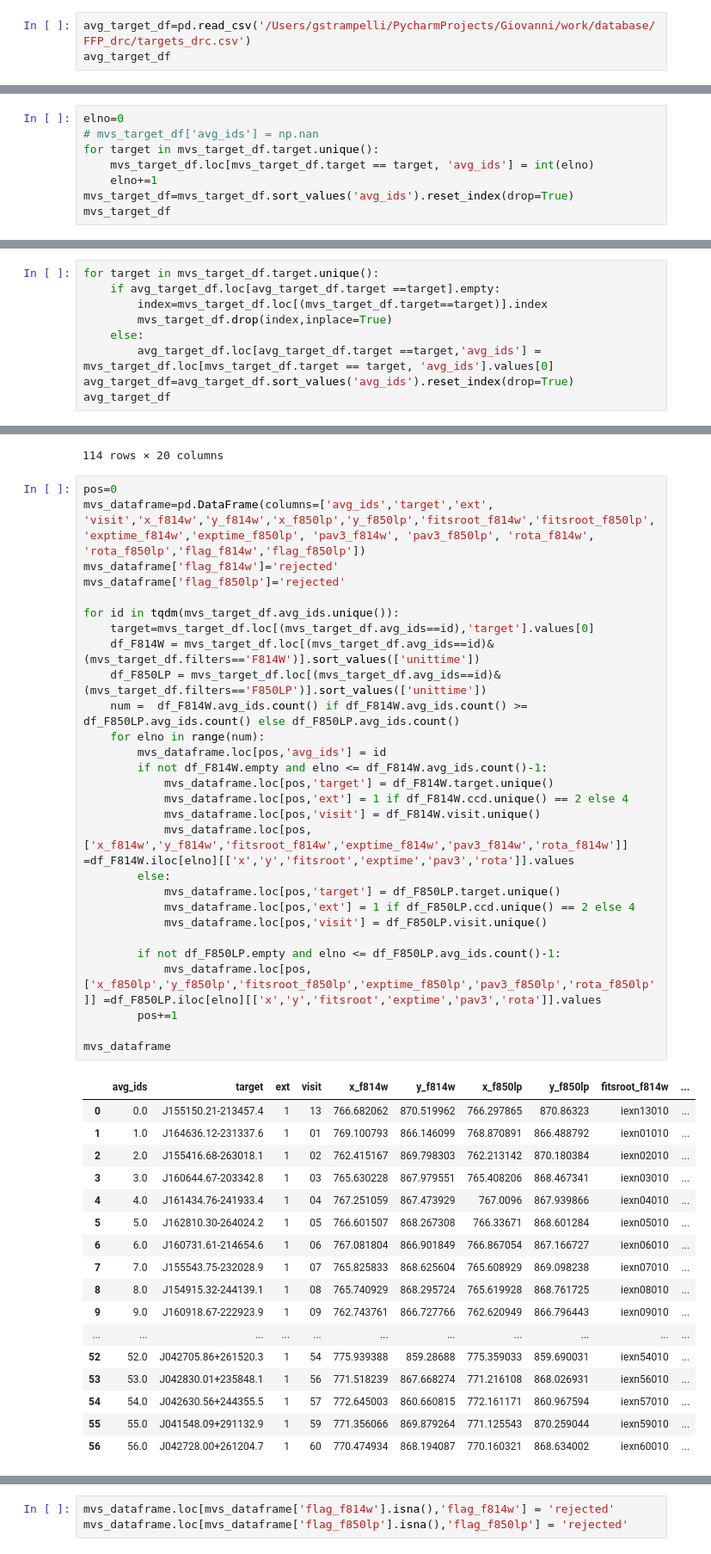
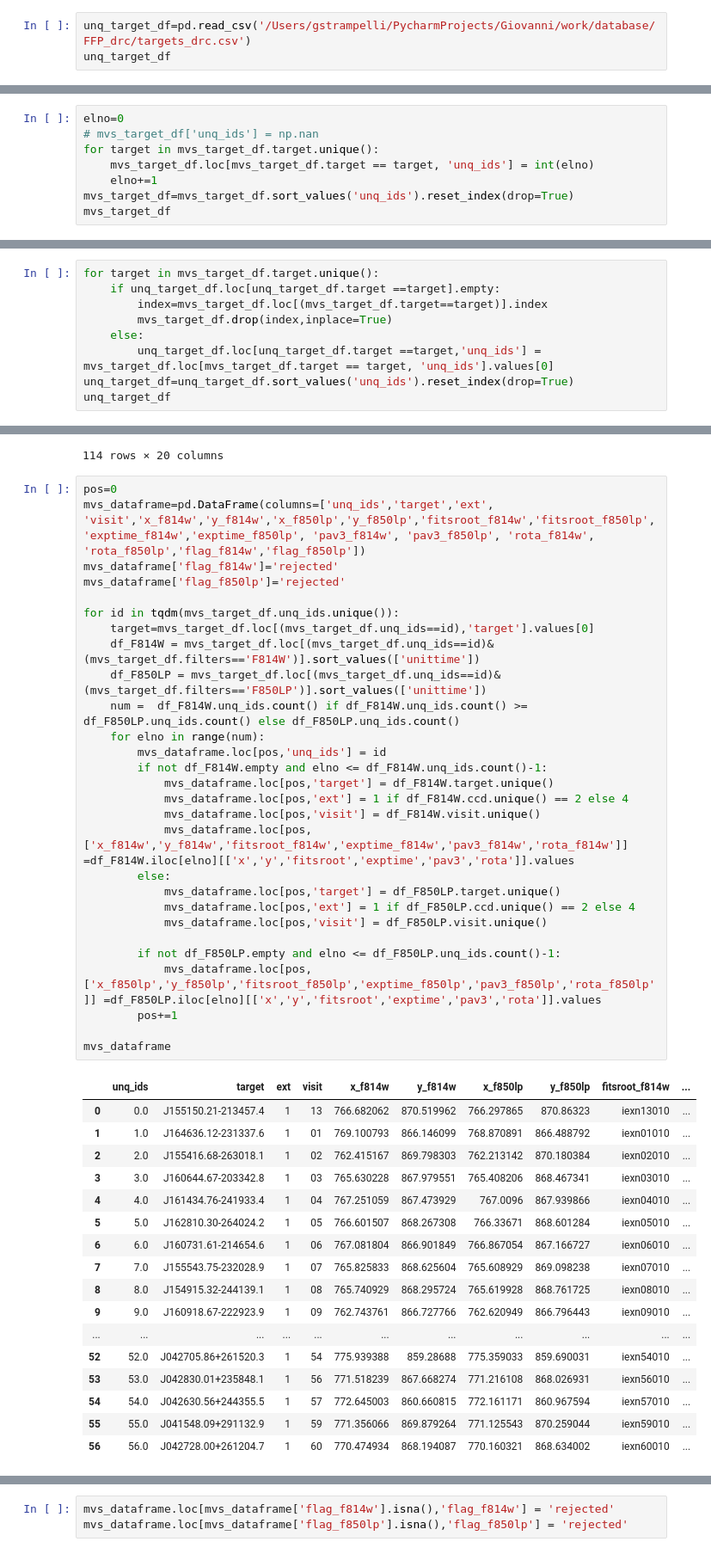
Before and after one commit to strampelligiovanni/StraKLIP, a Jupyter notebook: straklip/templates/DRC/join_catalogues.ipynb, the cells around one changed output, grey strips where cells are left out. Shown: that part at 86% size. Drawn from its saved outputs; the diff is of its cells as text.

```diff
--- a/straklip/templates/DRC/join_catalogues.ipynb
+++ b/straklip/templates/DRC/join_catalogues.ipynb
@@ -19,8 +19,8 @@ sys.path.append('/Users/gstrampelli/PycharmProjects/Giovanni/src/StraKLIP/strakl
 
 display(HTML("<style>.container { width:100% !important; }</style>"))
 # %%
-avg_target_df=pd.read_csv('/Users/gstrampelli/PycharmProjects/Giovanni/work/database/FFP_drc/targets_drc.csv')
-avg_target_df
+unq_target_df=pd.read_csv('/Users/gstrampelli/PycharmProjects/Giovanni/work/database/FFP_drc/targets_drc.csv')
+unq_target_df
 # %% [output]
 |  | target | file | filter | ra | dec | x | y | mag_aper | e_mag_aper | dist | snr |
 | 0 | J155150.21-213457.4 | iexn13010_drc.fits | F814W | 237.959171 | -21.582686 | 766.682062 | 870.519962 | 22.277353 | 0.021258 | 1.416799 | 227.932175 |
@@ -54,11 +54,11 @@ mvs_target_df
 114 rows × 11 columns
 # %%
 elno=0
-# mvs_target_df['avg_ids'] = np.nan
+# mvs_target_df['unq_ids'] = np.nan
 for target in mvs_target_df.target.unique():
-    mvs_target_df.loc[mvs_target_df.target == target, 'avg_ids'] = int(elno)
+    mvs_target_df.loc[mvs_target_df.target == target, 'unq_ids'] = int(elno)
     elno+=1
-mvs_target_df=mvs_target_df.sort_values('avg_ids').reset_index(drop=True)
+mvs_target_df=mvs_target_df.sort_values('unq_ids').reset_index(drop=True)
 mvs_target_df
 # %% [output]
 |  | target | file | filter | ra | dec | x | y | mag_aper | e_mag_aper | dist | snr | ... |
@@ -76,13 +76,13 @@ mvs_target_df
 114 rows × 12 columns
 # %%
 for target in mvs_target_df.target.unique():
-    if avg_target_df.loc[avg_target_df.target ==target].empty:
+    if unq_target_df.loc[unq_target_df.target ==target].empty:
         index=mvs_target_df.loc[(mvs_target_df.target==target)].index
         mvs_target_df.drop(index,inplace=True)
     else:
-        avg_target_df.loc[avg_target_df.target ==target,'avg_ids'] = mvs_target_df.loc[mvs_target_df.target == target, 'avg_ids'].values[0]
-avg_target_df=avg_target_df.sort_values('avg_ids').reset_index(drop=True)
-avg_target_df
+        unq_target_df.loc[unq_target_df.target ==target,'unq_ids'] = mvs_target_df.loc[mvs_target_df.target == target, 'unq_ids'].values[0]
+unq_target_df=unq_target_df.sort_values('unq_ids').reset_index(drop=True)
+unq_target_df
 # %% [output]
 |  | target | file | filter | ra | dec | x | y | mag_aper | e_mag_aper | dist | snr | ... |
 | 0 | J155150.21-213457.4 | iexn13010_drc.fits | F814W | 237.959171 | -21.582686 | 766.682062 | 870.519962 | 22.277353 | 0.021258 | 1.416799 | 227.932175 | ... |
@@ -134,34 +134,34 @@ mvs_target_df
 114 rows × 20 columns
 # %%
 pos=0
-mvs_dataframe=pd.DataFrame(columns=['avg_ids','target','ext', 'visit','x_f814w','y_f814w','x_f850lp','y_f850lp','fitsroot_f814w','fitsroot_f850lp', 'exptime_f814w','exptime_f850lp', 'pav3_f814w', 'pav3_f850lp', 'rota_f814w', 'rota_f850lp','flag_f814w','flag_f850lp'])
+mvs_dataframe=pd.DataFrame(columns=['unq_ids','target','ext', 'visit','x_f814w','y_f814w','x_f850lp','y_f850lp','fitsroot_f814w','fitsroot_f850lp', 'exptime_f814w','exptime_f850lp', 'pav3_f814w', 'pav3_f850lp', 'rota_f814w', 'rota_f850lp','flag_f814w','flag_f850lp'])
 mvs_dataframe['flag_f814w']='rejected'
 mvs_dataframe['flag_f850lp']='rejected'
 
-for id in tqdm(mvs_target_df.avg_ids.unique()):
-    target=mvs_target_df.loc[(mvs_target_df.avg_ids==id),'target'].values[0]
-    df_F814W = mvs_target_df.loc[(mvs_target_df.avg_ids==id)&(mvs_target_df.filters=='F814W')].sort_values(['unittime'])
-    df_F850LP = mvs_target_df.loc[(mvs_target_df.avg_ids==id)&(mvs_target_df.filters=='F850LP')].sort_values(['unittime'])
-    num =  df_F814W.avg_ids.count() if df_F814W.avg_ids.count() >= df_F850LP.avg_ids.count() else df_F850LP.avg_ids.count()
+for id in tqdm(mvs_target_df.unq_ids.unique()):
+    target=mvs_target_df.loc[(mvs_target_df.unq_ids==id),'target'].values[0]
+    df_F814W = mvs_target_df.loc[(mvs_target_df.unq_ids==id)&(mvs_target_df.filters=='F814W')].sort_values(['unittime'])
+    df_F850LP = mvs_target_df.loc[(mvs_target_df.unq_ids==id)&(mvs_target_df.filters=='F850LP')].sort_values(['unittime'])
+    num =  df_F814W.unq_ids.count() if df_F814W.unq_ids.count() >= df_F850LP.unq_ids.count() else df_F850LP.unq_ids.count()
     for elno in range(num):
-        mvs_dataframe.loc[pos,'avg_ids'] = id
-        if not df_F814W.empty and elno <= df_F814W.avg_ids.count()-1:
+        mvs_dataframe.loc[pos,'unq_ids'] = id
+        if not df_F814W.empty and elno <= df_F814W.unq_ids.count()-1:
             mvs_dataframe.loc[pos,'target'] = df_F814W.target.unique()
             mvs_dataframe.loc[pos,'ext'] = 1 if df_F814W.ccd.unique() == 2 else 4
             mvs_dataframe.loc[pos,'visit'] = df_F814W.visit.unique()
             mvs_dataframe.loc[pos,['x_f814w','y_f814w','fitsroot_f814w','exptime_f814w','pav3_f814w','rota_f814w']] =df_F814W.iloc[elno][['x','y','fitsroot','exptime','pav3','rota']].values
         else:
             mvs_dataframe.loc[pos,'target'] = df_F850LP.target.unique()
             mvs_dataframe.loc[pos,'ext'] = 1 if df_F850LP.ccd.unique() == 2 else 4
             mvs_dataframe.loc[pos,'visit'] = df_F850LP.visit.unique()
 
-        if not df_F850LP.empty and elno <= df_F850LP.avg_ids.count()-1:
+        if not df_F850LP.empty and elno <= df_F850LP.unq_ids.count()-1:
             mvs_dataframe.loc[pos,['x_f850lp','y_f850lp','fitsroot_f850lp','exptime_f850lp','pav3_f850lp','rota_f850lp']] =df_F850LP.iloc[elno][['x','y','fitsroot','exptime','pav3','rota']].values
         pos+=1
 
 mvs_dataframe
 # %% [output]
-|  | avg_ids | target | ext | visit | x_f814w | y_f814w | x_f850lp | y_f850lp | fitsroot_f814w | ... |
+|  | unq_ids | target | ext | visit | x_f814w | y_f814w | x_f850lp | y_f850lp | fitsroot_f814w | ... |
 | 0 | 0.0 | J155150.21-213457.4 | 1 | 13 | 766.682062 | 870.519962 | 766.297865 | 870.86323 | iexn13010 | ... |
 | 1 | 1.0 | J164636.12-231337.6 | 1 | 01 | 769.100793 | 866.146099 | 768.870891 | 866.488792 | iexn01010 | ... |
 | 2 | 2.0 | J155416.68-263018.1 | 1 | 02 | 762.415167 | 869.798303 | 762.213142 | 870.180384 | iexn02010 | ... |
```
Also changed, not shown: parts of 7 cells of this notebook, 20 other files.
